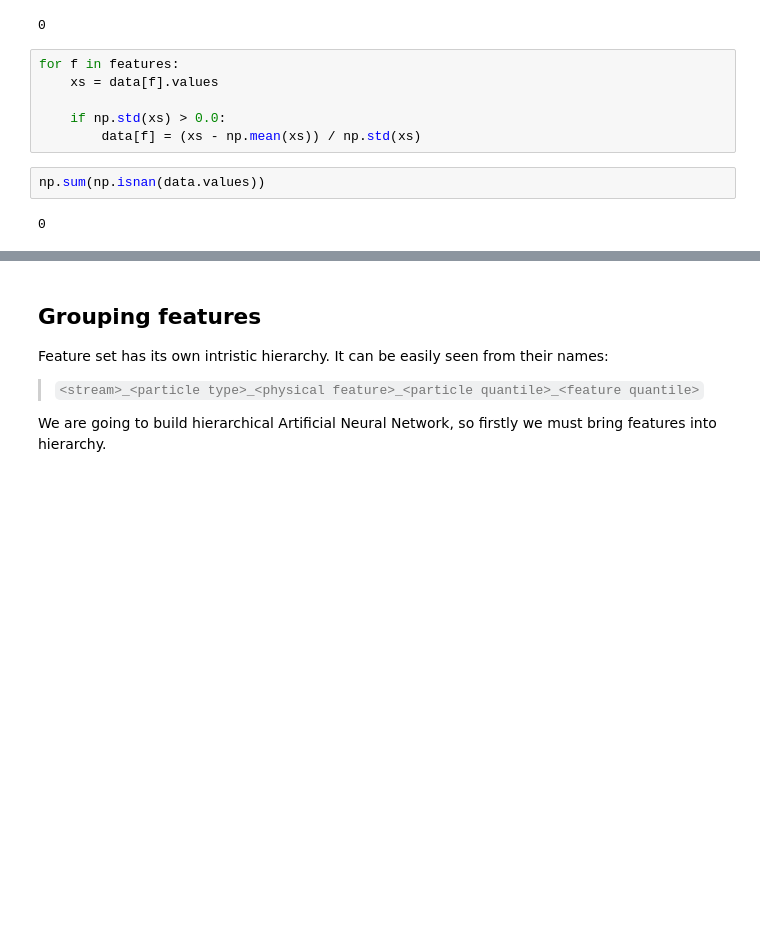
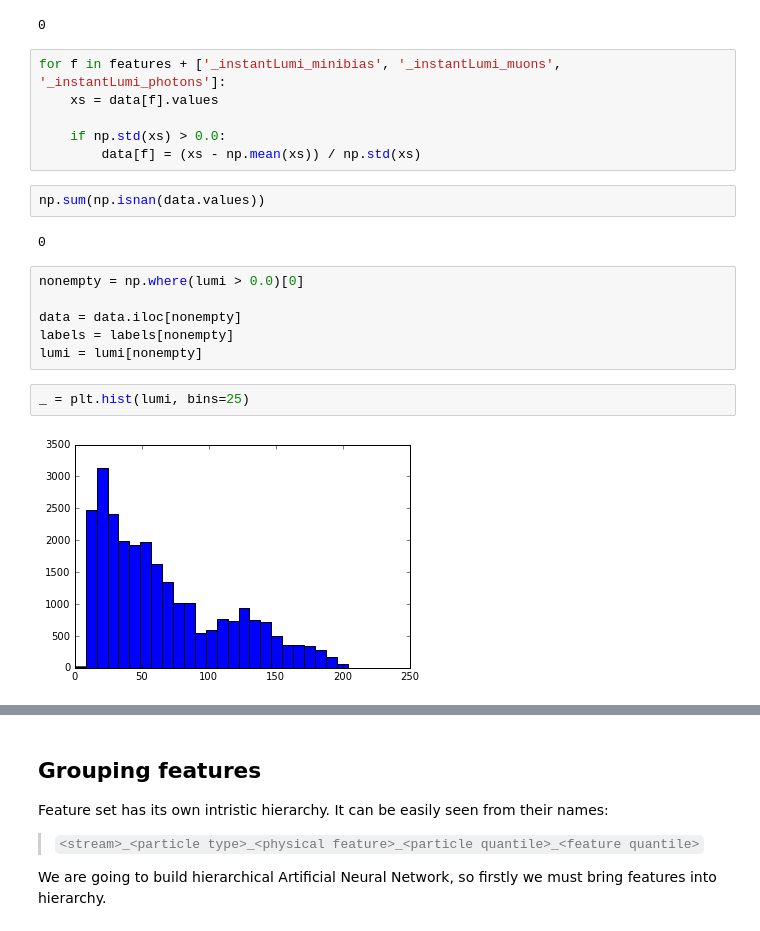
Before and after one commit to yandexdataschool/cms-dqm, a Jupyter notebook: notebooks/CMS-AE.ipynb, the cells around one changed output, grey strips where cells are left out. Drawn from its saved outputs; the diff is of its cells as text; blank space fills up the shorter version.

```diff
--- a/notebooks/CMS-AE.ipynb
+++ b/notebooks/CMS-AE.ipynb
@@ -59,7 +64,7 @@ np.sum(np.isnan(data.values))
 # %% [output]
 0
 # %%
-for f in features:
+for f in features + ['_instantLumi_minibias', '_instantLumi_muons', '_instantLumi_photons']:
     xs = data[f].values
 
     if np.std(xs) > 0.0:
@@ -68,6 +73,16 @@ for f in features:
 np.sum(np.isnan(data.values))
 # %% [output]
 0
+# %%
+nonempty = np.where(lumi > 0.0)[0]
+
+data = data.iloc[nonempty]
+labels = labels[nonempty]
+lumi = lumi[nonempty]
+# %%
+_ = plt.hist(lumi, bins=25)
+# %% [output]
+[figure, added]
 # %%
 data
 # %% [output]
```
Also changed, not shown: parts of 12 cells of this notebook.
